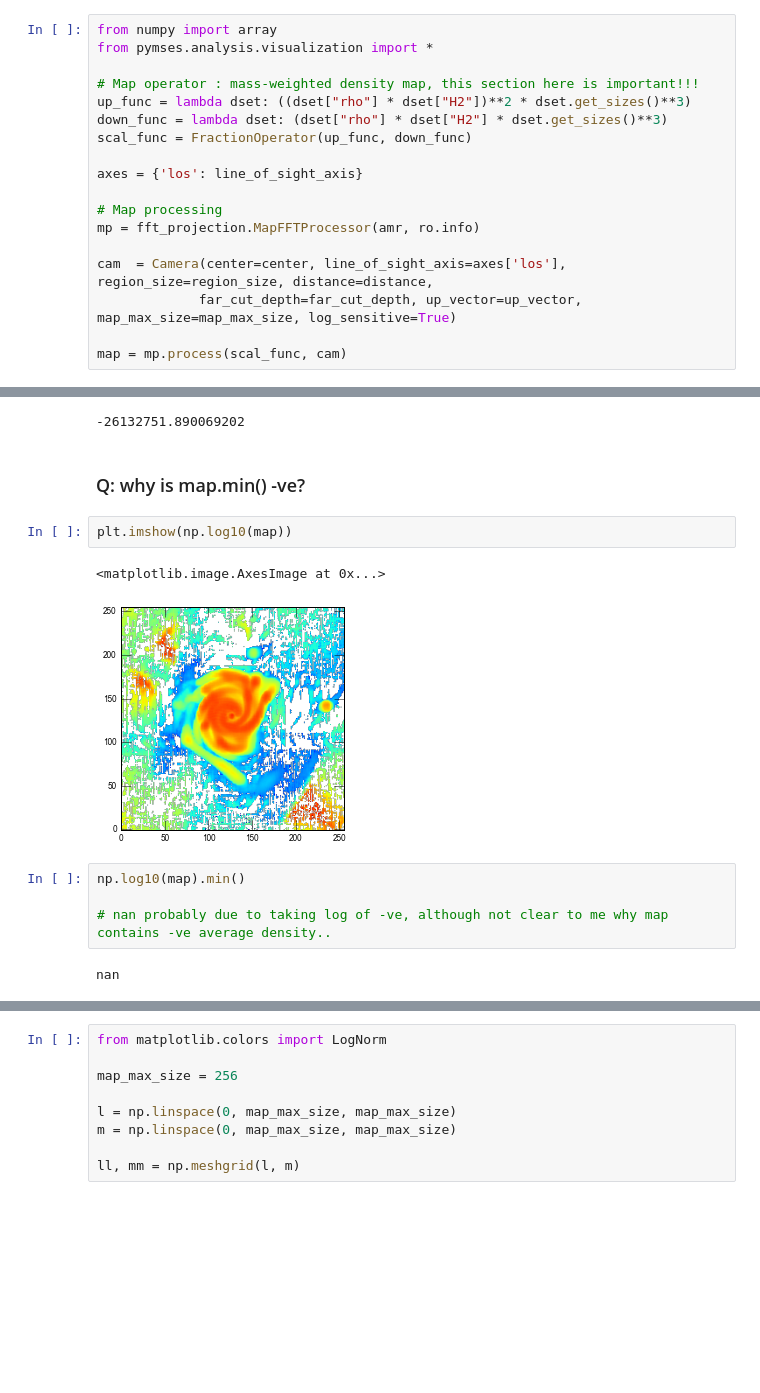
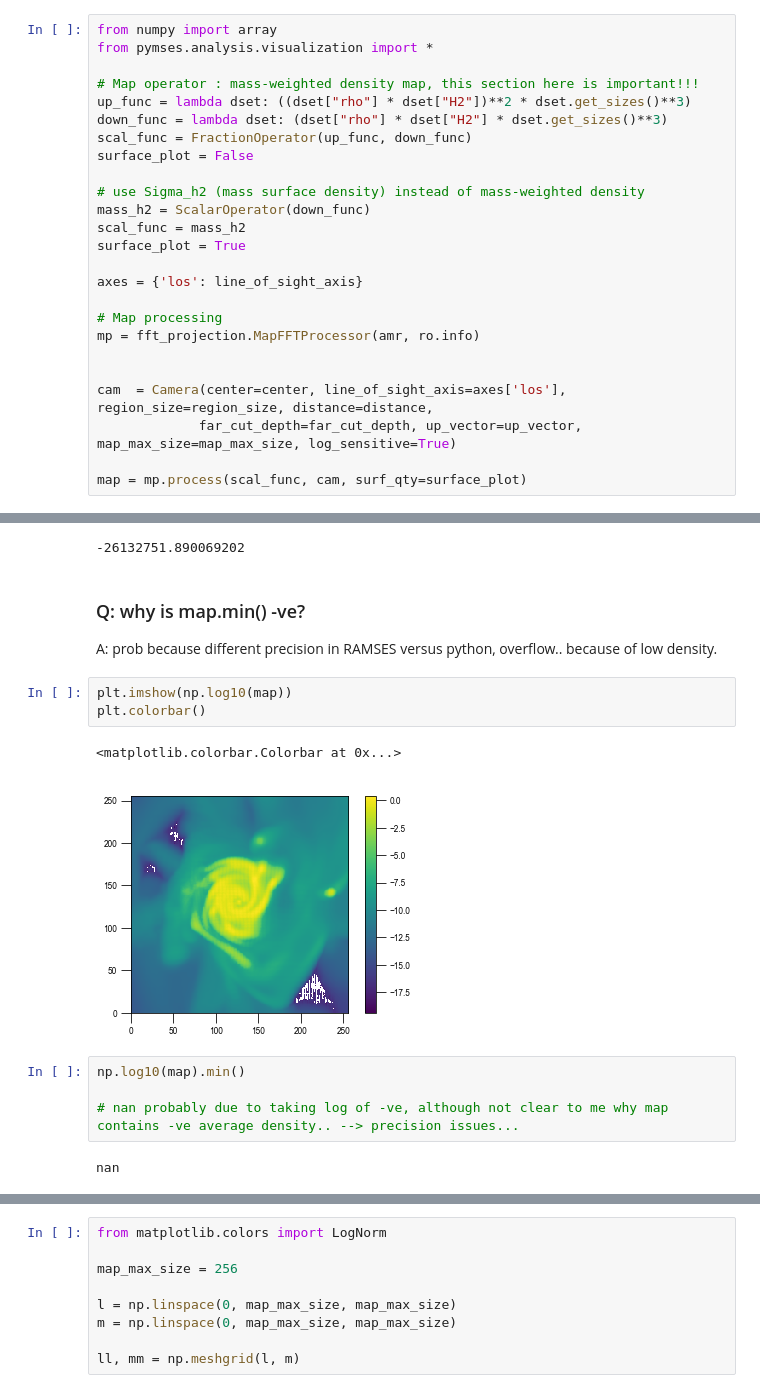
Before and after one commit to astro313/mc_eor, a Jupyter notebook: test_read_h2.ipynb, the cells around one changed output, grey strips where cells are left out. Saved outputs shown, nothing was run; the diff lists cells and outputs as text; blank space fills up the shorter version.

Commit message:
tried convert surface density to Msun/pc^2 and apply threshold, but have some questions

```diff
--- a/test_read_h2.ipynb
+++ b/test_read_h2.ipynb
@@ -212,16 +235,23 @@ from pymses.analysis.visualization import *
 up_func = lambda dset: ((dset["rho"] * dset["H2"])**2 * dset.get_sizes()**3)
 down_func = lambda dset: (dset["rho"] * dset["H2"] * dset.get_sizes()**3)
 scal_func = FractionOperator(up_func, down_func)
+surface_plot = False
+
+# use Sigma_h2 (mass surface density) instead of mass-weighted density
+mass_h2 = ScalarOperator(down_func)
+scal_func = mass_h2
+surface_plot = True
 
 axes = {'los': line_of_sight_axis}
 
 # Map processing
 mp = fft_projection.MapFFTProcessor(amr, ro.info)
 
+
 cam  = Camera(center=center, line_of_sight_axis=axes['los'], region_size=region_size, distance=distance,
              far_cut_depth=far_cut_depth, up_vector=up_vector, map_max_size=map_max_size, log_sensitive=True)
 
-map = mp.process(scal_func, cam)
+map = mp.process(scal_func, cam, surf_qty=surface_plot)
 # %% [output]
 Processing map dict. (kernel size by kernel size 2D binning)
 Reading amr data  : output/output_00028/amr_00028.out00008
@@ -250,14 +286,17 @@ map.min()
 -26132751.890069202
 # %% [markdown]
 ### Q: why is map.min() -ve?
+
+A: prob because different precision in RAMSES versus python, overflow.. because of low density.
 # %%
 plt.imshow(np.log10(map))
+plt.colorbar()
 # %% [output]
-<matplotlib.image.AxesImage at 0x...>
+<matplotlib.colorbar.Colorbar at 0x...>
-[figure, old version]
+[figure, new version]
 # %%
 np.log10(map).min()
 
-# nan probably due to taking log of -ve, although not clear to me why map contains -ve average density..
+# nan probably due to taking log of -ve, although not clear to me why map contains -ve average density.. --> precision issues...
 # %% [output]
 nan
```
Also changed, not shown: parts of 32 cells of this notebook.
